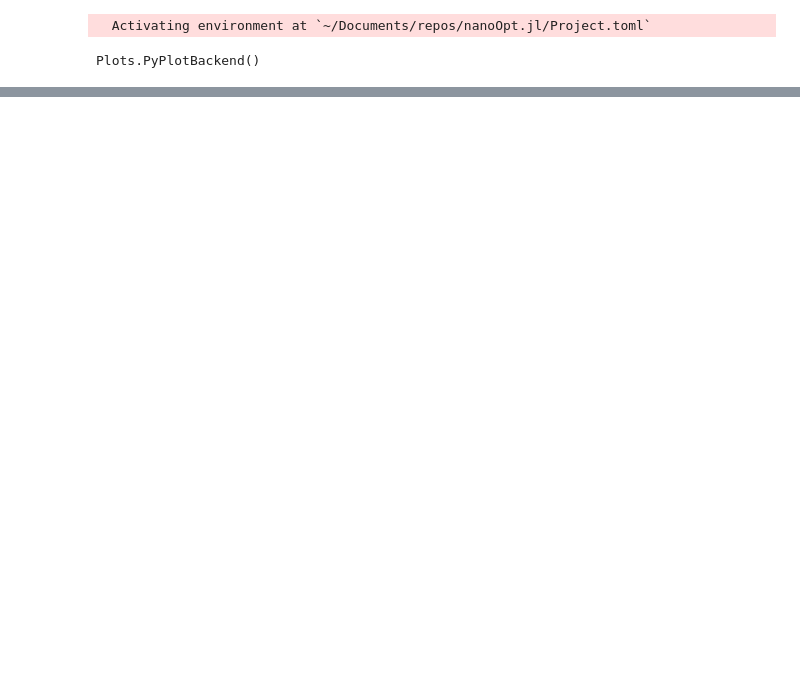
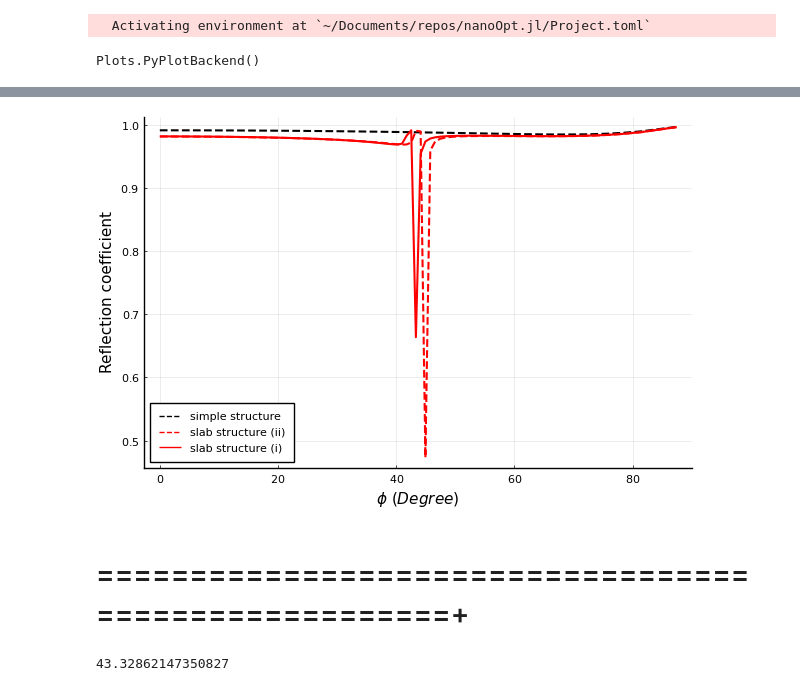
Before and after one commit to Gabmtzz/nanoOpt.jl, a Jupyter notebook: notebook/strat/strat_1.ipynb, the cells around one changed output, grey strips where cells are left out. Drawn from its saved outputs; the diff is of its cells as text; code cells hidden in the pictures; blank space fills up the shorter version.

```diff
--- a/notebook/strat/strat_1.ipynb
+++ b/notebook/strat/strat_1.ipynb
@@ -39,0 +26,22 @@ layer = layerstructure([mat1,mat2,mat3],[0,d],"up");
+# %%
+layer = layerstructure([mat1,mat2],[0.0,],"up")
+slab = slabstructure([mat1,mat2,mat3],d)
+
+slaba = slabstructure([mat1,mat2,mat3a],d);
+# %%
+rtC1 = rtcoeffs(layer,k₀,kpar,"up")
+r1,t1 = rtC1.r,rtC1.t;
+# %%
+rtC2 = rtcoeffs(slab,k₀,kpar,"up")
+r2,t2 = rtC2.r,rtC2.t;
+# %%
+rtC3 = rtcoeffs(slaba,k₀,kpar,"up")
+r3,t3 = rtC3.r,rtC3.t;
+# %%
+plot(ϕ,abs.(r1.TM),c=:black,ls=:dash,lw=1.5,label="simple structure")
+plot!(ϕ,abs.(r3.TM),c=:red,lw=1.5,ls=:dash,label="slab structure (ii)")
+plot!(ϕ,abs.(r2.TM),c=:red,lw=1.5,label="slab structure (i)",legend=:bottomleft,xlabel=L"\phi~ (Degree)",ylabel="Reflection coefficient")
+# %% [output]
+[figure, added]
+# %% [markdown]
+# ======================================================+
@@ -39,0 +56,8 @@ layer = layerstructure([mat1,mat2,mat3],[0,d],"up");
+# %%
+layer = layerstructure([mat1,mat2,mat3],[0.0,d],"up")
+rtC = rtcoeffs(layer,k₀,kpar,"up")
+r,t = rtC.r,rtC.t
+ind = findall(abs.(r.TM) .== minimum(abs.(r.TM)))[1]
+ϕ₀ = ϕ[ind]
+# %% [output]
+43.32862147350827
```
Also changed, not shown: parts of 9 cells of this notebook, 6 other files.
